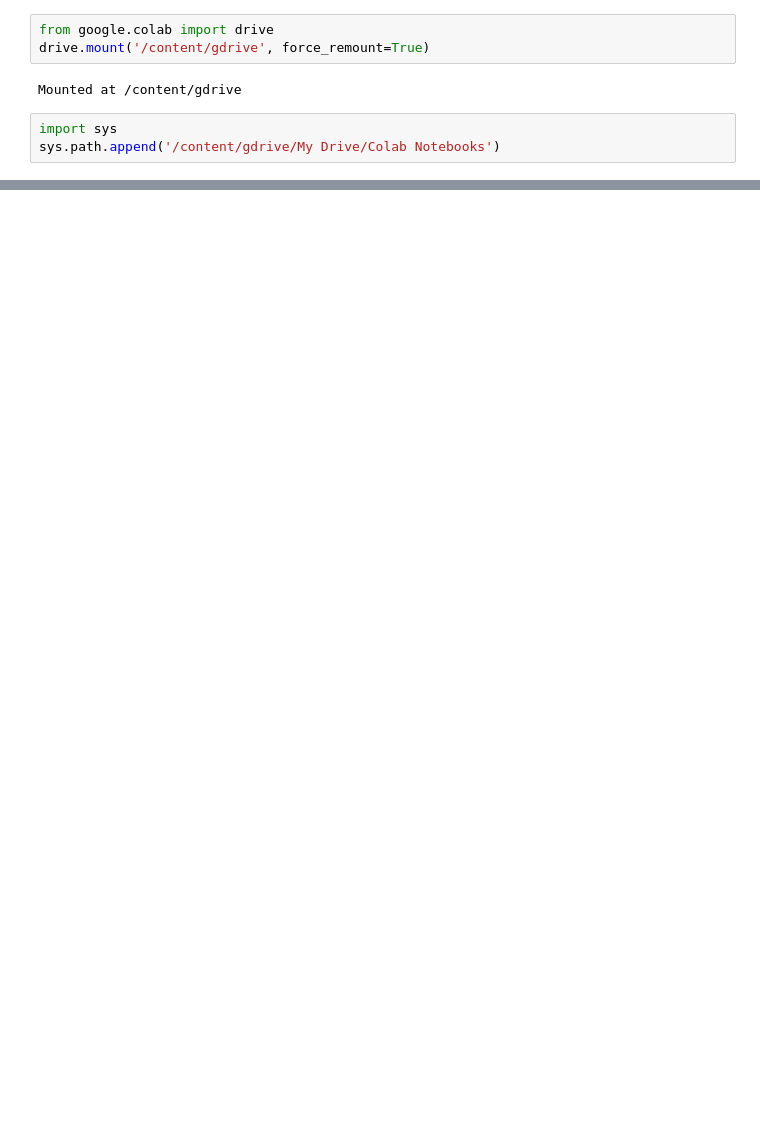
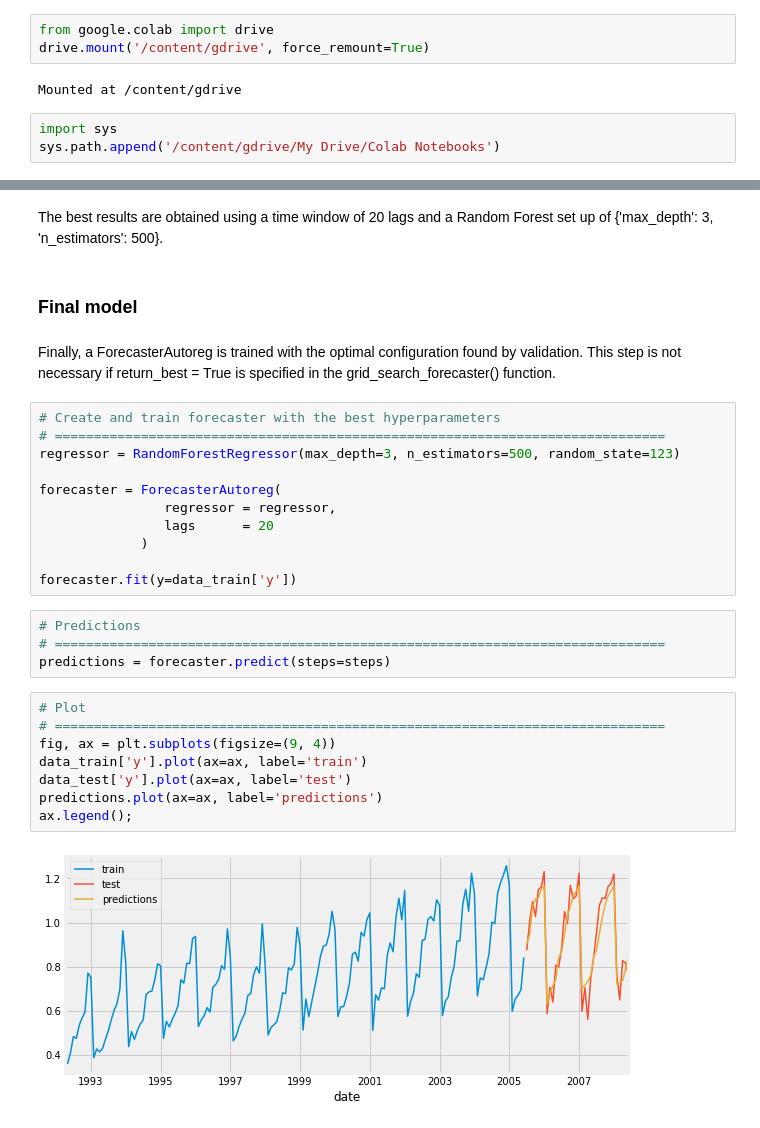
Before and after one commit to jgamel/learn_n_dev, a Jupyter notebook: time_series_forecasting_scikit_learn.ipynb, the cells around one changed output, grey strips where cells are left out. Saved outputs shown, nothing was run; the diff lists cells and outputs as text; blank space fills up the shorter version.

```diff
--- a/time_series_forecasting_scikit_learn.ipynb
+++ b/time_series_forecasting_scikit_learn.ipynb
@@ -94,0 +283,31 @@ from skforecast.model_selection import backtesting_forecaster
+# %% [markdown]
+The best results are obtained using a time window of 20 lags and a Random Forest set up of {'max_depth': 3, 'n_estimators': 500}.
+# %% [markdown]
+### Final model
+# %% [markdown]
+Finally, a ForecasterAutoreg is trained with the optimal configuration found by validation. This step is not necessary if return_best = True is specified in the grid_search_forecaster() function.
+# %%
+# Create and train forecaster with the best hyperparameters
+# ==============================================================================
+regressor = RandomForestRegressor(max_depth=3, n_estimators=500, random_state=123)
+
+forecaster = ForecasterAutoreg(
+                regressor = regressor,
+                lags      = 20
+             )
+
+forecaster.fit(y=data_train['y'])
+# %%
+# Predictions
+# ==============================================================================
+predictions = forecaster.predict(steps=steps)
+# %%
+# Plot
+# ==============================================================================
+fig, ax = plt.subplots(figsize=(9, 4))
+data_train['y'].plot(ax=ax, label='train')
+data_test['y'].plot(ax=ax, label='test')
+predictions.plot(ax=ax, label='predictions')
+ax.legend();
+# %% [output]
+[figure, added]
```
Also changed, not shown: parts of 127 cells of this notebook.
